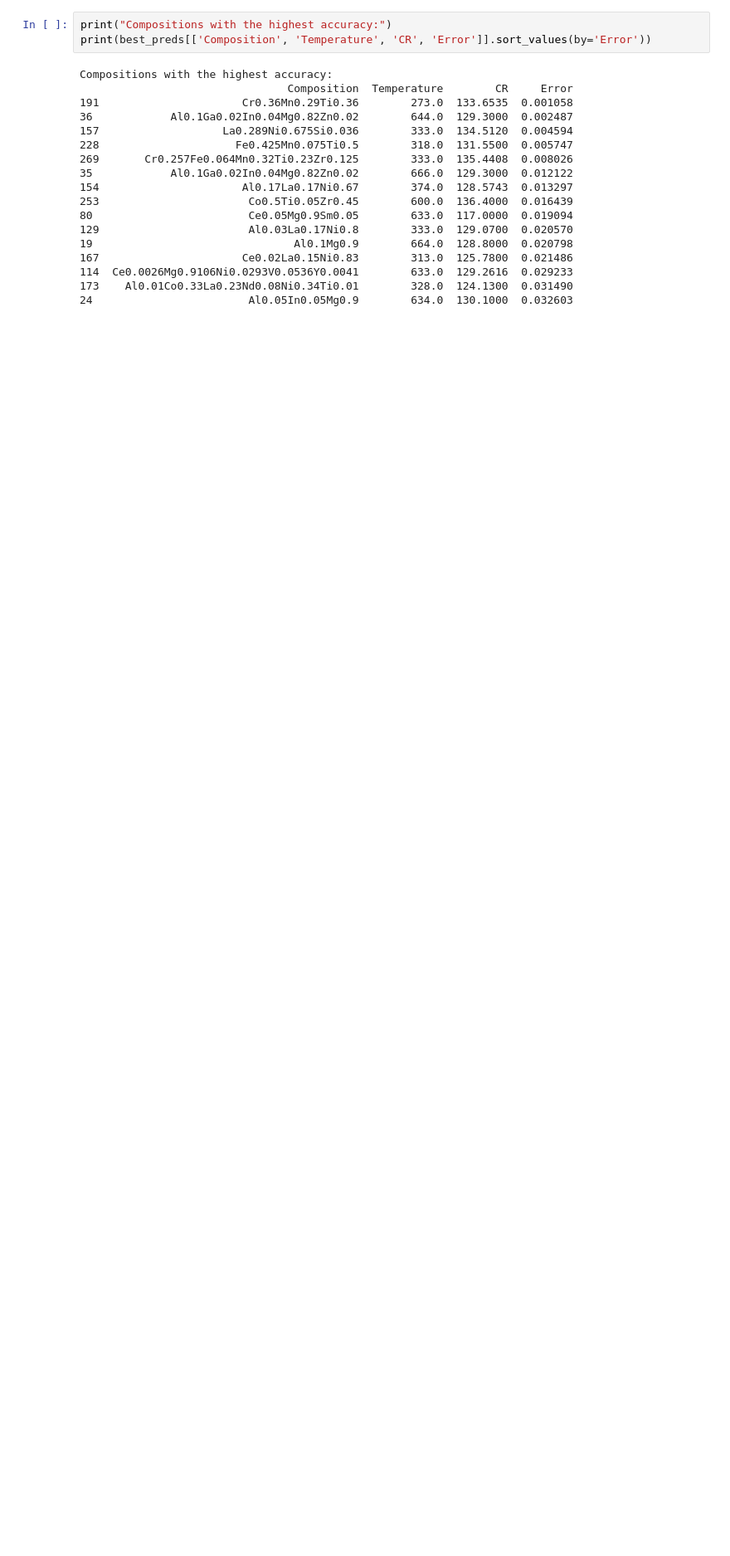
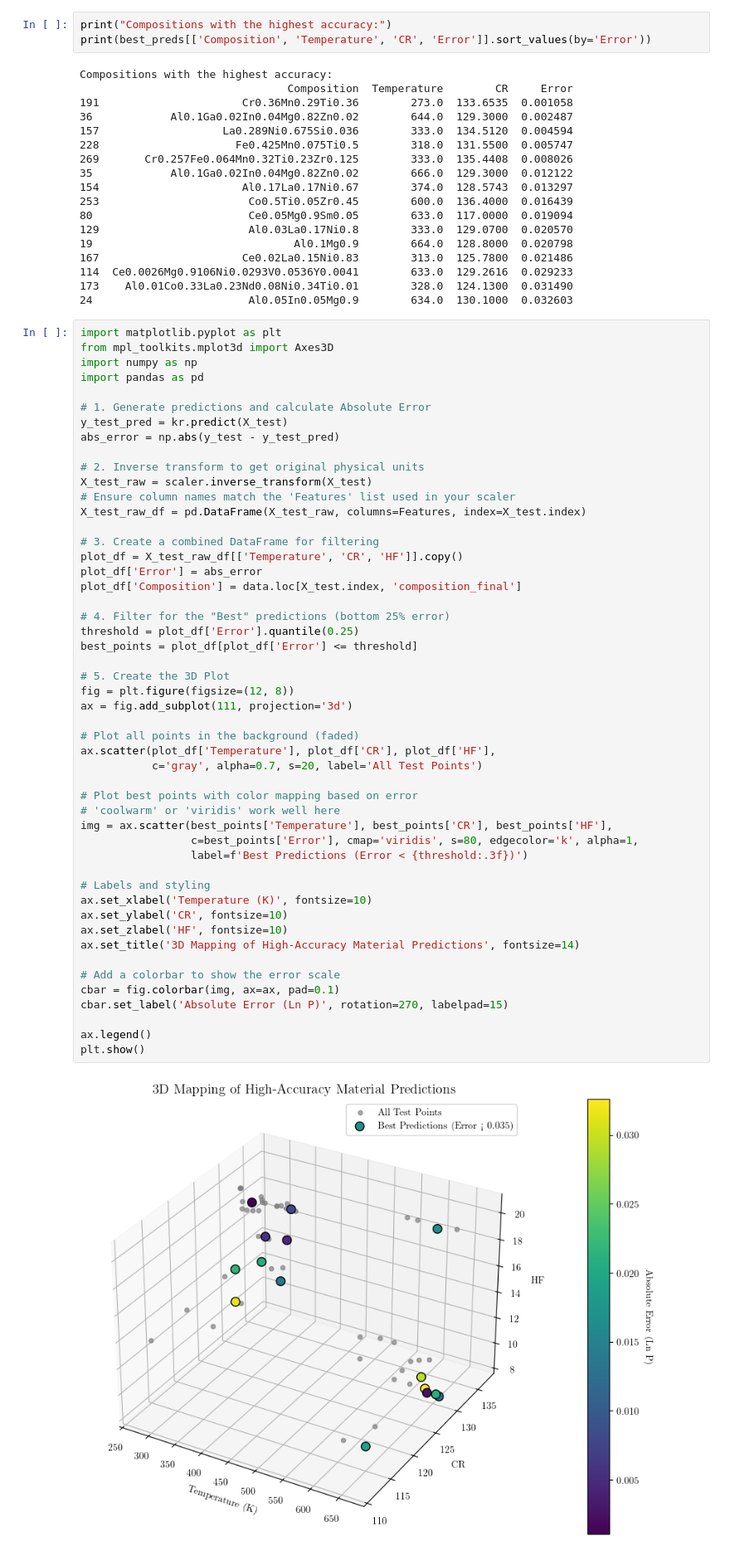
Before and after one commit to catastropiyush/EquiP, a Jupyter notebook: EquiP_Demo.ipynb, the cells around one changed output. Shown at 83% size. Drawn from its saved outputs; the diff is of its cells as text; blank space fills up the shorter version.

```diff
--- a/EquiP_Demo.ipynb
+++ b/EquiP_Demo.ipynb
@@ -476,3 +476,55 @@ Compositions with the highest accuracy:
 114  Ce0.0026Mg0.9106Ni0.0293V0.0536Y0.0041        633.0  129.2616  0.029233
 173    Al0.01Co0.33La0.23Nd0.08Ni0.34Ti0.01        328.0  124.1300  0.031490
 24                        Al0.05In0.05Mg0.9        634.0  130.1000  0.032603
+# %%
+import matplotlib.pyplot as plt
+from mpl_toolkits.mplot3d import Axes3D
+import numpy as np
+import pandas as pd
+
+# 1. Generate predictions and calculate Absolute Error
+y_test_pred = kr.predict(X_test)
+abs_error = np.abs(y_test - y_test_pred)
+
+# 2. Inverse transform to get original physical units
+X_test_raw = scaler.inverse_transform(X_test)
+# Ensure column names match the 'Features' list used in your scaler
+X_test_raw_df = pd.DataFrame(X_test_raw, columns=Features, index=X_test.index)
+
+# 3. Create a combined DataFrame for filtering
+plot_df = X_test_raw_df[['Temperature', 'CR', 'HF']].copy()
+plot_df['Error'] = abs_error
+plot_df['Composition'] = data.loc[X_test.index, 'composition_final']
+
+# 4. Filter for the "Best" predictions (bottom 25% error)
+threshold = plot_df['Error'].quantile(0.25)
+best_points = plot_df[plot_df['Error'] <= threshold]
+
+# 5. Create the 3D Plot
+fig = plt.figure(figsize=(12, 8))
+ax = fig.add_subplot(111, projection='3d')
+
+# Plot all points in the background (faded)
+ax.scatter(plot_df['Temperature'], plot_df['CR'], plot_df['HF'],
+           c='gray', alpha=0.7, s=20, label='All Test Points')
+
+# Plot best points with color mapping based on error
+# 'coolwarm' or 'viridis' work well here
+img = ax.scatter(best_points['Temperature'], best_points['CR'], best_points['HF'],
+                 c=best_points['Error'], cmap='viridis', s=80, edgecolor='k', alpha=1,
+                 label=f'Best Predictions (Error < {threshold:.3f})')
+
+# Labels and styling
+ax.set_xlabel('Temperature (K)', fontsize=10)
+ax.set_ylabel('CR', fontsize=10)
+ax.set_zlabel('HF', fontsize=10)
+ax.set_title('3D Mapping of High-Accuracy Material Predictions', fontsize=14)
+
+# Add a colorbar to show the error scale
+cbar = fig.colorbar(img, ax=ax, pad=0.1)
+cbar.set_label('Absolute Error (Ln P)', rotation=270, labelpad=15)
+
+ax.legend()
+plt.show()
+# %% [output]
+[figure, added]
```
Also changed, not shown: parts of 14 cells of this notebook.
